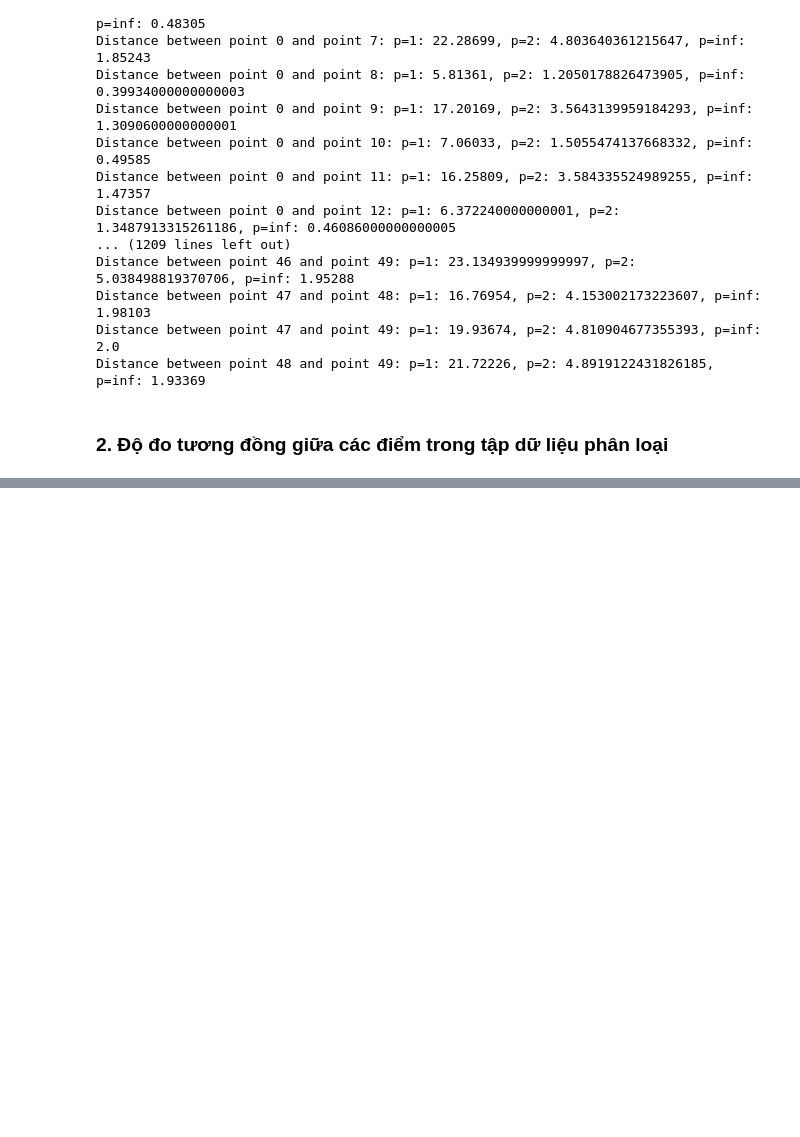
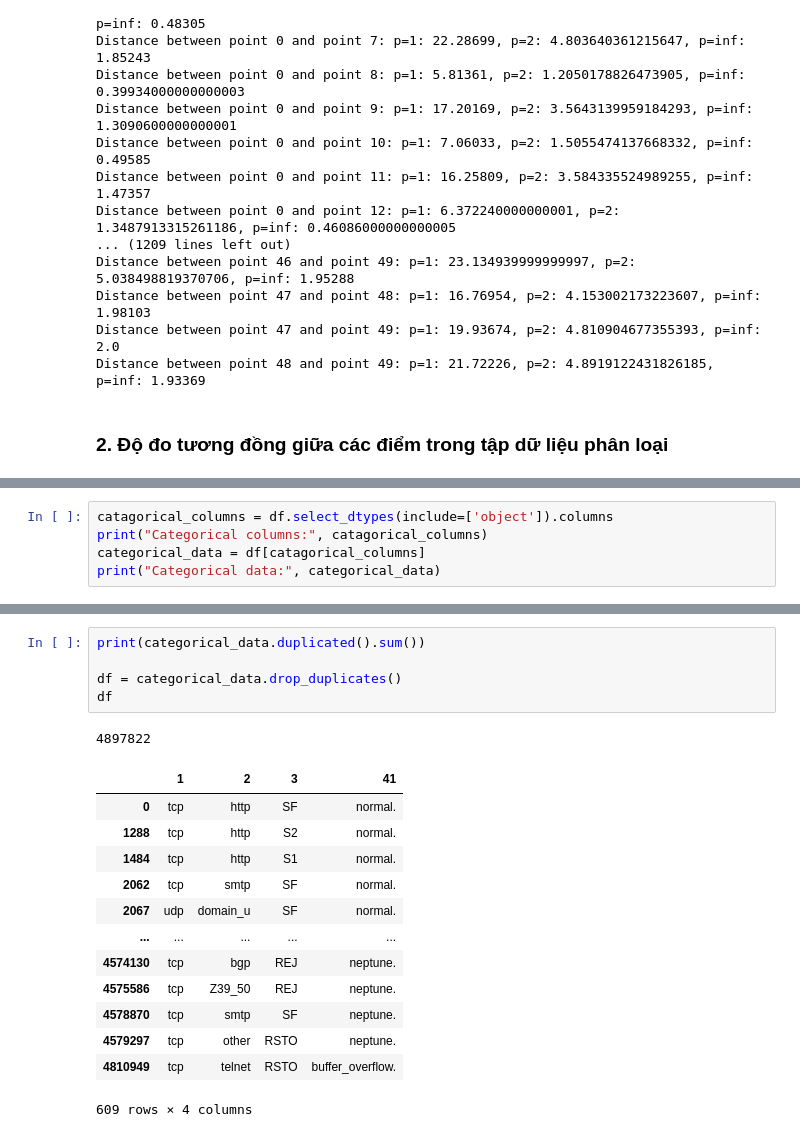
Before and after one commit to tano-dev/Data-Mining_MTH10358, a Jupyter notebook: Homeworks/TH/2/BTTH_DM_23110163_Tuan2.ipynb, the cells around one changed output, grey strips where cells are left out. Drawn from its saved outputs; the diff is of its cells as text; blank space fills up the shorter version.

```diff
--- a/Homeworks/TH/2/BTTH_DM_23110163_Tuan2.ipynb
+++ b/Homeworks/TH/2/BTTH_DM_23110163_Tuan2.ipynb
@@ -161,0 +178,5 @@ Distance between point 48 and point 49: p=1: 21.72226, p=2: 4.8919122431826185,
+# %%
+catagorical_columns = df.select_dtypes(include=['object']).columns
+print("Categorical columns:", catagorical_columns)
+categorical_data = df[catagorical_columns]
+print("Categorical data:", categorical_data)
@@ -161,0 +199,20 @@ Distance between point 48 and point 49: p=1: 21.72226, p=2: 4.8919122431826185,
+# %%
+print(categorical_data.duplicated().sum())
+
+df = categorical_data.drop_duplicates()
+df
+# %% [output]
+4897822
+|  | 1 | 2 | 3 | 41 |
+| 0 | tcp | http | SF | normal. |
+| 1288 | tcp | http | S2 | normal. |
+| 1484 | tcp | http | S1 | normal. |
+| 2062 | tcp | smtp | SF | normal. |
+| 2067 | udp | domain_u | SF | normal. |
+| ... | ... | ... | ... | ... |
+| 4574130 | tcp | bgp | REJ | neptune. |
+| 4575586 | tcp | Z39_50 | REJ | neptune. |
+| 4578870 | tcp | smtp | SF | neptune. |
+| 4579297 | tcp | other | RSTO | neptune. |
+| 4810949 | tcp | telnet | RSTO | buffer_overflow. |
+609 rows × 4 columns
```
Also changed, not shown: parts of 9 cells of this notebook.
